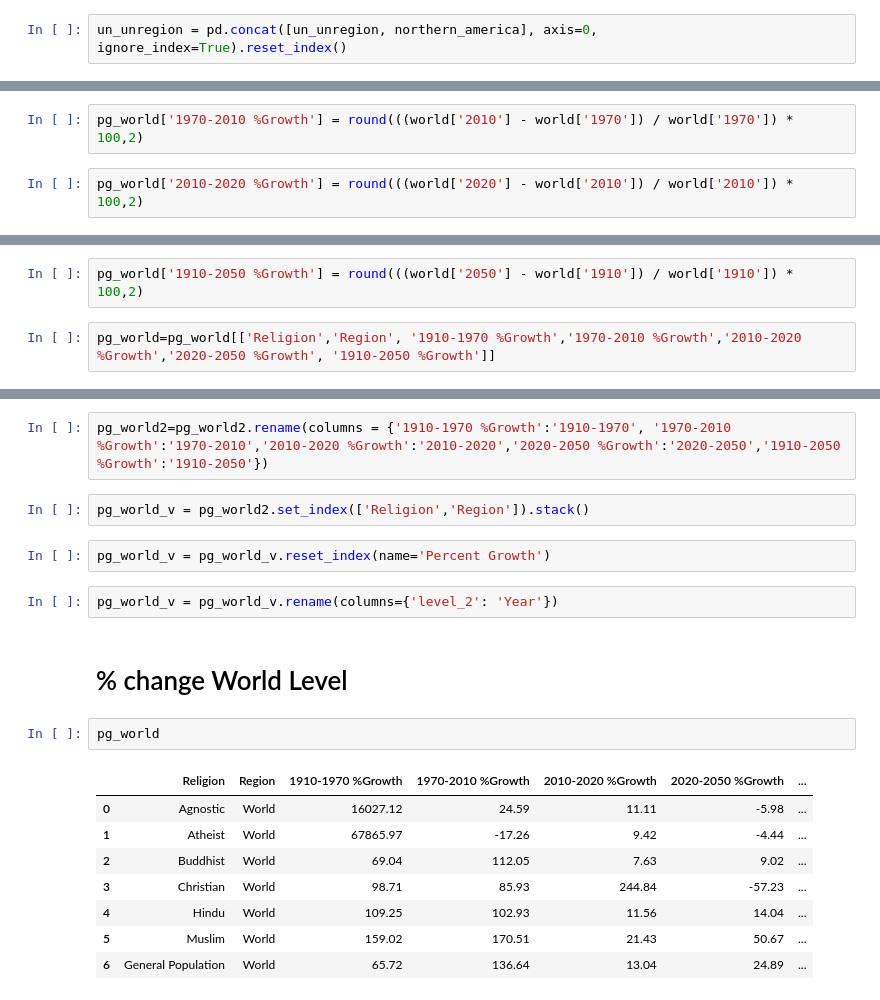
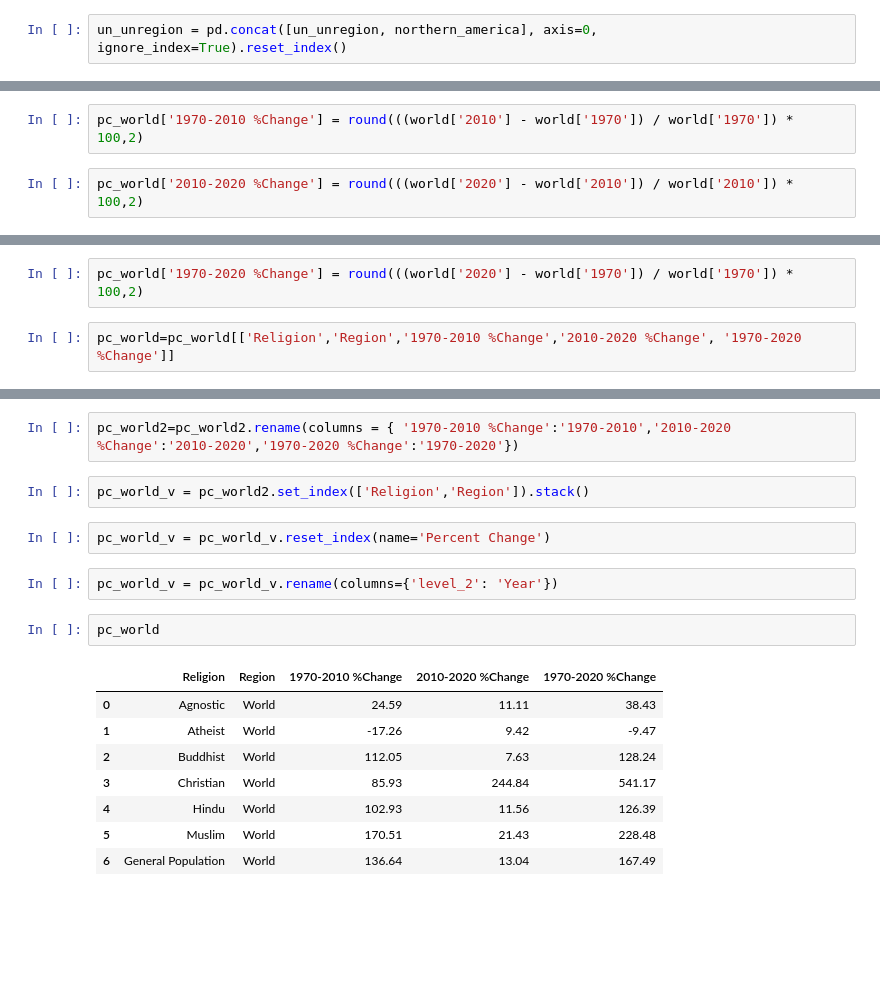
Before and after one commit to levigraft/capstone_religion_birthrate, a Jupyter notebook: Capstone/notebooks/capstone_pandas_analysis.ipynb, the cells around one changed output, grey strips where cells are left out. Saved outputs shown, nothing was run; the diff lists cells and outputs as text; blank space fills up the shorter version.

```diff
--- a/Capstone/notebooks/capstone_pandas_analysis.ipynb
+++ b/Capstone/notebooks/capstone_pandas_analysis.ipynb
@@ -230,4 +252,4 @@ pg_world['1910-1970 %Growth'] = round(((world['1970'] - world['1910']) / world['
 # %%
-pg_world['1970-2010 %Growth'] = round(((world['2010'] - world['1970']) / world['1970']) * 100,2)
+pc_world['1970-2010 %Change'] = round(((world['2010'] - world['1970']) / world['1970']) * 100,2)
 # %%
-pg_world['2010-2020 %Growth'] = round(((world['2020'] - world['2010']) / world['2010']) * 100,2)
+pc_world['2010-2020 %Change'] = round(((world['2020'] - world['2010']) / world['2010']) * 100,2)
@@ -236,5 +256,5 @@ pg_world['2020-2050 %Growth'] = round(((world['2050'] - world['2020']) / world['
 # %%
-pg_world['1910-2050 %Growth'] = round(((world['2050'] - world['1910']) / world['1910']) * 100,2)
+pc_world['1970-2020 %Change'] = round(((world['2020'] - world['1970']) / world['1970']) * 100,2)
 # %%
-pg_world=pg_world[['Religion','Region', '1910-1970 %Growth','1970-2010 %Growth','2010-2020 %Growth','2020-2050 %Growth', '1910-2050 %Growth']]
+pc_world=pc_world[['Religion','Region','1970-2010 %Change','2010-2020 %Change', '1970-2020 %Change']]
 # %%
@@ -242,22 +262,20 @@ pg_world2= pg_world
 # %%
-pg_world2=pg_world2.rename(columns = {'1910-1970 %Growth':'1910-1970', '1970-2010 %Growth':'1970-2010','2010-2020 %Growth':'2010-2020','2020-2050 %Growth':'2020-2050','1910-2050 %Growth':'1910-2050'})
+pc_world2=pc_world2.rename(columns = { '1970-2010 %Change':'1970-2010','2010-2020 %Change':'2010-2020','1970-2020 %Change':'1970-2020'})
 # %%
-pg_world_v = pg_world2.set_index(['Religion','Region']).stack()
+pc_world_v = pc_world2.set_index(['Religion','Region']).stack()
 # %%
-pg_world_v = pg_world_v.reset_index(name='Percent Growth')
+pc_world_v = pc_world_v.reset_index(name='Percent Change')
 # %%
-pg_world_v = pg_world_v.rename(columns={'level_2': 'Year'})
+pc_world_v = pc_world_v.rename(columns={'level_2': 'Year'})
-# %% [markdown]
-# % change World Level
 # %%
-pg_world
+pc_world
 # %% [output]
-|  | Religion | Region | 1910-1970 %Growth | 1970-2010 %Growth | 2010-2020 %Growth | 2020-2050 %Growth | ... |
-| 0 | Agnostic | World | 16027.12 | 24.59 | 11.11 | -5.98 | ... |
-| 1 | Atheist | World | 67865.97 | -17.26 | 9.42 | -4.44 | ... |
-| 2 | Buddhist | World | 69.04 | 112.05 | 7.63 | 9.02 | ... |
-| 3 | Christian | World | 98.71 | 85.93 | 244.84 | -57.23 | ... |
-| 4 | Hindu | World | 109.25 | 102.93 | 11.56 | 14.04 | ... |
-| 5 | Muslim | World | 159.02 | 170.51 | 21.43 | 50.67 | ... |
-| 6 | General Population | World | 65.72 | 136.64 | 13.04 | 24.89 | ... |
+|  | Religion | Region | 1970-2010 %Change | 2010-2020 %Change | 1970-2020 %Change |
+| 0 | Agnostic | World | 24.59 | 11.11 | 38.43 |
+| 1 | Atheist | World | -17.26 | 9.42 | -9.47 |
+| 2 | Buddhist | World | 112.05 | 7.63 | 128.24 |
+| 3 | Christian | World | 85.93 | 244.84 | 541.17 |
+| 4 | Hindu | World | 102.93 | 11.56 | 126.39 |
+| 5 | Muslim | World | 170.51 | 21.43 | 228.48 |
+| 6 | General Population | World | 136.64 | 13.04 | 167.49 |
 # %%
```
Also changed, not shown: parts of 86 cells of this notebook, 7 other files.
